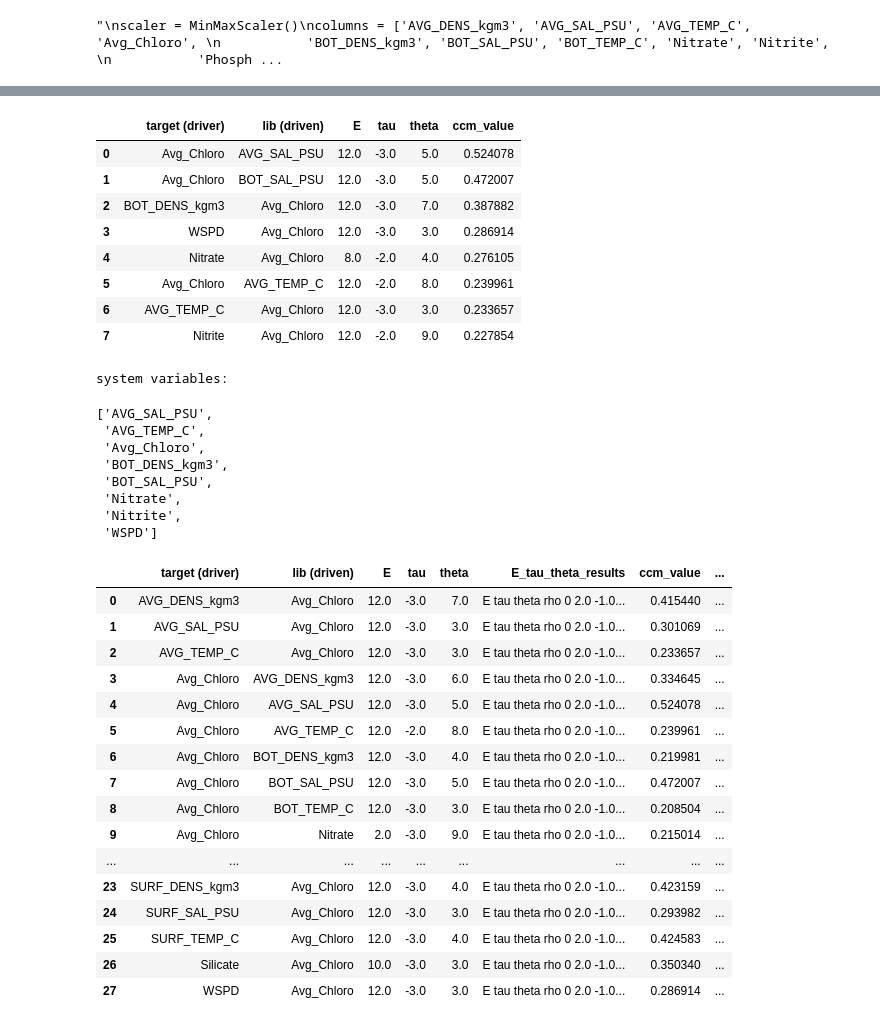
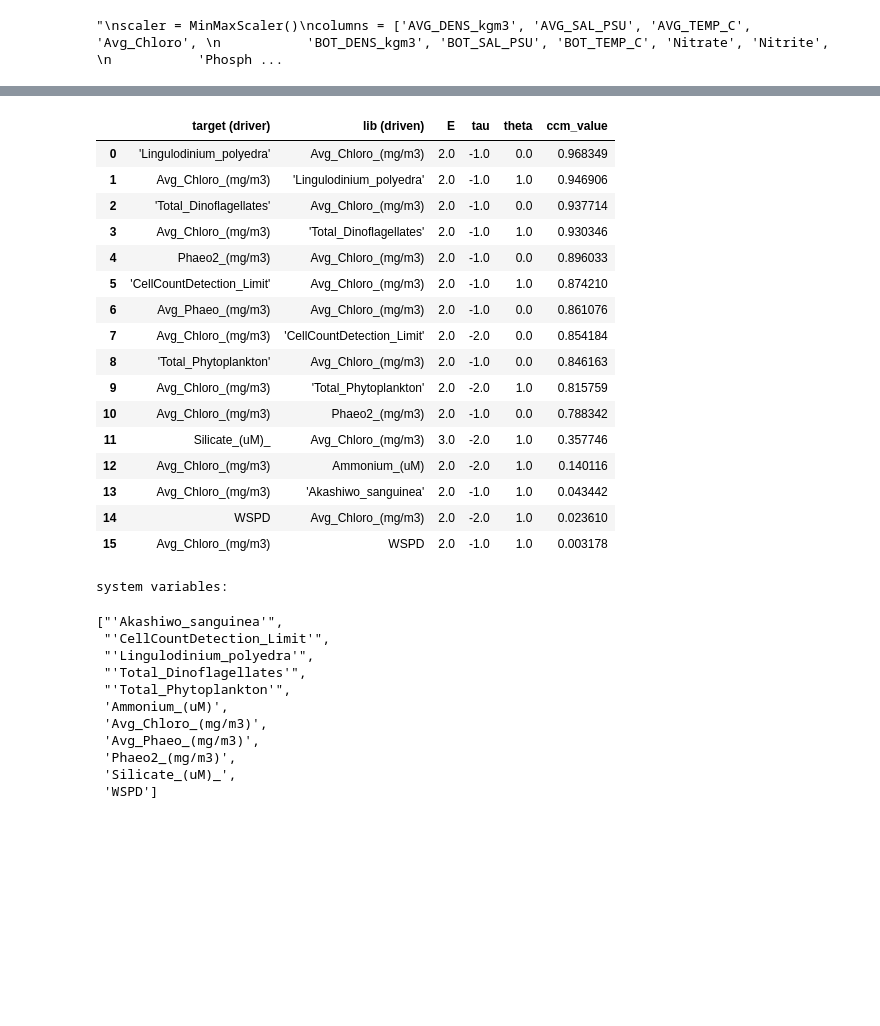
Before and after one commit to aparaselli/HAB-Prediction-Research, a Jupyter notebook: Code/CCM_analysis.ipynb, the cells around one changed output, grey strips where cells are left out. Saved outputs shown, nothing was run; the diff lists cells and outputs as text; code cells hidden in the pictures; blank space fills up the shorter version.

```diff
--- a/Code/CCM_analysis.ipynb
+++ b/Code/CCM_analysis.ipynb
@@ -152,3 +152,8 @@ def get_convergence_p_value(df, sample, A, B, E, Tp, tau, theta):
     convergence_t_stat, convergence_p_value = ttest_ind(rhos1, rhos2, alternative='less')
 
     return convergence_p_value
+# %%
+HAB_data = pd.read_csv('Data/carter_data_w_gaps.csv', index_col=0)
+HAB_data['time'] = HAB_data.index # FOR CARTER DATA ONLY
+HAB_data = HAB_data.drop(columns=['Time Collected PT (hhmm)','Matlab Date','DATE','Chl Volume Filtered (mL)']) #FOR CARTER DATA ONLY
+HAB_data.columns
@@ -155,5 +170,5 @@ def get_convergence_p_value(df, sample, A, B, E, Tp, tau, theta):
 # %%
-HAB_data = pd.read_csv('Data/data_w_gaps_and_wind.csv', index_col=0)#.iloc[304:612] RANGE w/o missing values
+#HAB_data = pd.read_csv('Data/data_w_gaps_and_wind.csv', index_col=0)#.iloc[304:612] RANGE w/o missing values
 HAB_data = HAB_data.reset_index()
 HAB_data.columns = HAB_data.columns.str.replace(' ', '_')
 
@@ -161,11 +176,11 @@ HAB_data.columns = HAB_data.columns.str.replace(' ', '_')
 sorted_columns = sorted(HAB_data.columns)
 HAB_data = HAB_data[sorted_columns]
 HAB_data = HAB_data.set_index('time')
-target = 'Avg_Chloro'
+target = 'Avg_Chloro_(mg/m3)' #change target if needed
 
 # Make indices integers and save mapping to dates
 #date_to_int_map = {i: date for i, date in enumerate(HAB_data.index)}
 #HAB_data.index = range(len(HAB_data))
 
-HAB_data
+HAB_data.columns
 # %% [output]
@@ -325,56 +361,47 @@ There are 28 interactions
 # %%
 # Get CCM results that show convergence (convergence p-value < 0.05)
-
+results_df = pd.DataFrame(results)
 ccm_cutoff = -1
 
-significant_results = results_df[results_df.convergence_p_value<0.15]
+significant_results = results_df[results_df.convergence_p_value<0.10]
 significant_results = significant_results.sort_values(by='ccm_value', ascending=False)
 significant_results = significant_results[['target (driver)', 'lib (driven)', 'E', 'tau', 'theta', 'ccm_value']].reset_index(drop=True)
 
 display(significant_results[significant_results.ccm_value>ccm_cutoff])
 
 # Choose system variables where the CCM value to or from the target is > ccm_cutoff
 system_variables = significant_results[significant_results.ccm_value > ccm_cutoff]
 system_variables = system_variables[['target (driver)', 'lib (driven)']].values.flatten().tolist()
 system_variables = list(set(system_variables))
 print('system variables: ')
 display(sorted(system_variables))
 # %% [output]
 |  | target (driver) | lib (driven) | E | tau | theta | ccm_value |
-| 0 | Avg_Chloro | AVG_SAL_PSU | 12.0 | -3.0 | 5.0 | 0.524078 |
-| 1 | Avg_Chloro | BOT_SAL_PSU | 12.0 | -3.0 | 5.0 | 0.472007 |
-| 2 | BOT_DENS_kgm3 | Avg_Chloro | 12.0 | -3.0 | 7.0 | 0.387882 |
-| 3 | WSPD | Avg_Chloro | 12.0 | -3.0 | 3.0 | 0.286914 |
-| 4 | Nitrate | Avg_Chloro | 8.0 | -2.0 | 4.0 | 0.276105 |
-| 5 | Avg_Chloro | AVG_TEMP_C | 12.0 | -2.0 | 8.0 | 0.239961 |
-| 6 | AVG_TEMP_C | Avg_Chloro | 12.0 | -3.0 | 3.0 | 0.233657 |
-| 7 | Nitrite | Avg_Chloro | 12.0 | -2.0 | 9.0 | 0.227854 |
+| 0 | 'Lingulodinium_polyedra' | Avg_Chloro_(mg/m3) | 2.0 | -1.0 | 0.0 | 0.968349 |
+| 1 | Avg_Chloro_(mg/m3) | 'Lingulodinium_polyedra' | 2.0 | -1.0 | 1.0 | 0.946906 |
+| 2 | 'Total_Dinoflagellates' | Avg_Chloro_(mg/m3) | 2.0 | -1.0 | 0.0 | 0.937714 |
+| 3 | Avg_Chloro_(mg/m3) | 'Total_Dinoflagellates' | 2.0 | -1.0 | 1.0 | 0.930346 |
+| 4 | Phaeo2_(mg/m3) | Avg_Chloro_(mg/m3) | 2.0 | -1.0 | 0.0 | 0.896033 |
+| 5 | 'CellCountDetection_Limit' | Avg_Chloro_(mg/m3) | 2.0 | -1.0 | 1.0 | 0.874210 |
+| 6 | Avg_Phaeo_(mg/m3) | Avg_Chloro_(mg/m3) | 2.0 | -1.0 | 0.0 | 0.861076 |
+| 7 | Avg_Chloro_(mg/m3) | 'CellCountDetection_Limit' | 2.0 | -2.0 | 0.0 | 0.854184 |
+| 8 | 'Total_Phytoplankton' | Avg_Chloro_(mg/m3) | 2.0 | -1.0 | 0.0 | 0.846163 |
+| 9 | Avg_Chloro_(mg/m3) | 'Total_Phytoplankton' | 2.0 | -2.0 | 1.0 | 0.815759 |
+| 10 | Avg_Chloro_(mg/m3) | Phaeo2_(mg/m3) | 2.0 | -1.0 | 0.0 | 0.788342 |
+| 11 | Silicate_(uM)_ | Avg_Chloro_(mg/m3) | 3.0 | -2.0 | 1.0 | 0.357746 |
+| 12 | Avg_Chloro_(mg/m3) | Ammonium_(uM) | 2.0 | -2.0 | 1.0 | 0.140116 |
+| 13 | Avg_Chloro_(mg/m3) | 'Akashiwo_sanguinea' | 2.0 | -1.0 | 1.0 | 0.043442 |
+| 14 | WSPD | Avg_Chloro_(mg/m3) | 2.0 | -2.0 | 1.0 | 0.023610 |
+| 15 | Avg_Chloro_(mg/m3) | WSPD | 2.0 | -1.0 | 1.0 | 0.003178 |
 system variables:
-['AVG_SAL_PSU',
- 'AVG_TEMP_C',
- 'Avg_Chloro',
- 'BOT_DENS_kgm3',
- 'BOT_SAL_PSU',
- 'Nitrate',
- 'Nitrite',
+["'Akashiwo_sanguinea'",
+ "'CellCountDetection_Limit'",
+ "'Lingulodinium_polyedra'",
+ "'Total_Dinoflagellates'",
+ "'Total_Phytoplankton'",
+ 'Ammonium_(uM)',
+ 'Avg_Chloro_(mg/m3)',
+ 'Avg_Phaeo_(mg/m3)',
+ 'Phaeo2_(mg/m3)',
+ 'Silicate_(uM)_',
  'WSPD']
-# %%
-results_df
-# %% [output]
-|  | target (driver) | lib (driven) | E | tau | theta | E_tau_theta_results | ccm_value | ... |
-| 0 | AVG_DENS_kgm3 | Avg_Chloro | 12.0 | -3.0 | 7.0 | E tau theta rho 0 2.0 -1.0... | 0.415440 | ... |
-| 1 | AVG_SAL_PSU | Avg_Chloro | 12.0 | -3.0 | 3.0 | E tau theta rho 0 2.0 -1.0... | 0.301069 | ... |
-| 2 | AVG_TEMP_C | Avg_Chloro | 12.0 | -3.0 | 3.0 | E tau theta rho 0 2.0 -1.0... | 0.233657 | ... |
-| 3 | Avg_Chloro | AVG_DENS_kgm3 | 12.0 | -3.0 | 6.0 | E tau theta rho 0 2.0 -1.0... | 0.334645 | ... |
-| 4 | Avg_Chloro | AVG_SAL_PSU | 12.0 | -3.0 | 5.0 | E tau theta rho 0 2.0 -1.0... | 0.524078 | ... |
-| 5 | Avg_Chloro | AVG_TEMP_C | 12.0 | -2.0 | 8.0 | E tau theta rho 0 2.0 -1.0... | 0.239961 | ... |
-| 6 | Avg_Chloro | BOT_DENS_kgm3 | 12.0 | -3.0 | 4.0 | E tau theta rho 0 2.0 -1.0... | 0.219981 | ... |
-| 7 | Avg_Chloro | BOT_SAL_PSU | 12.0 | -3.0 | 5.0 | E tau theta rho 0 2.0 -1.0... | 0.472007 | ... |
-| 8 | Avg_Chloro | BOT_TEMP_C | 12.0 | -3.0 | 3.0 | E tau theta rho 0 2.0 -1.0... | 0.208504 | ... |
-| 9 | Avg_Chloro | Nitrate | 2.0 | -3.0 | 9.0 | E tau theta rho 0 2.0 -1.0... | 0.215014 | ... |
-| ... | ... | ... | ... | ... | ... | ... | ... | ... |
-| 23 | SURF_DENS_kgm3 | Avg_Chloro | 12.0 | -3.0 | 4.0 | E tau theta rho 0 2.0 -1.0... | 0.423159 | ... |
-| 24 | SURF_SAL_PSU | Avg_Chloro | 12.0 | -3.0 | 3.0 | E tau theta rho 0 2.0 -1.0... | 0.293982 | ... |
-| 25 | SURF_TEMP_C | Avg_Chloro | 12.0 | -3.0 | 4.0 | E tau theta rho 0 2.0 -1.0... | 0.424583 | ... |
-| 26 | Silicate | Avg_Chloro | 10.0 | -3.0 | 3.0 | E tau theta rho 0 2.0 -1.0... | 0.350340 | ... |
-| 27 | WSPD | Avg_Chloro | 12.0 | -3.0 | 3.0 | E tau theta rho 0 2.0 -1.0... | 0.286914 | ... |
```
Also changed, not shown: parts of 8 cells of this notebook, 4 other files.
